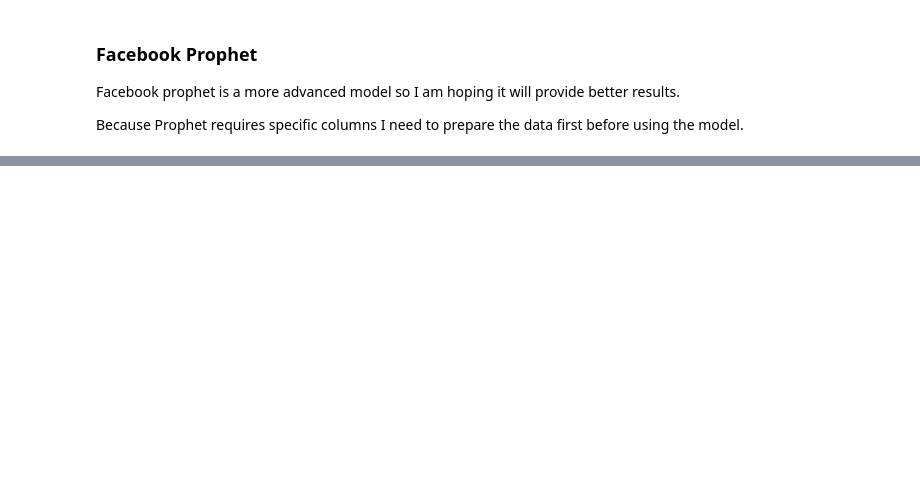
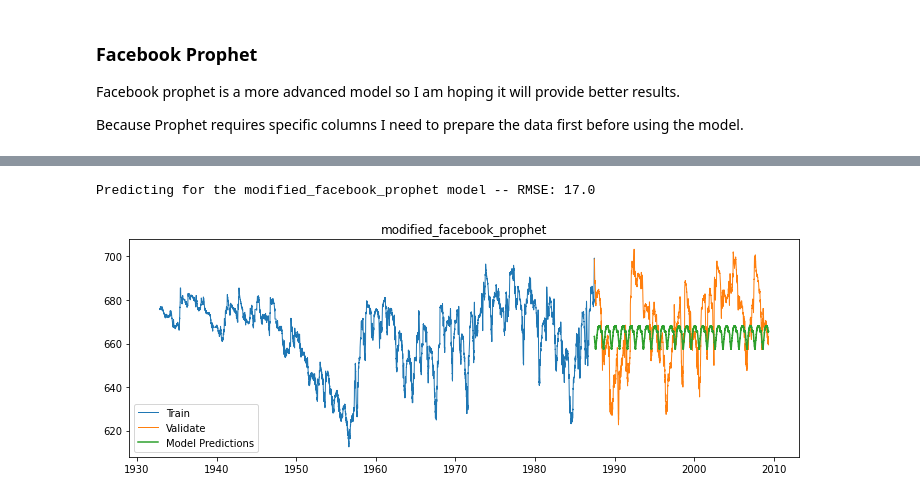
Before and after one commit to AndrewRachuig/edwards_aquifer_project, a Jupyter notebook: final_report_aquifer_project.ipynb, the cells around one changed output, grey strips where cells are left out. Cells and saved outputs as stored; diff of their text form; code cells hidden in the pictures; blank space fills up the shorter version.

```diff
--- a/final_report_aquifer_project.ipynb
+++ b/final_report_aquifer_project.ipynb
@@ -417,0 +428,3 @@ model.prophet_modeling(train, validate, train_for_prophet, eval_df)
+# %%
+eval_df = model.modified_prophet_model(train, validate, train_for_prophet, eval_df)
+# %% [output]
@@ -417,0 +433,2 @@ model.prophet_modeling(train, validate, train_for_prophet, eval_df)
+Predicting for the modified_facebook_prophet model -- RMSE: 17.0
+[figure, added]
```
Also changed, not shown: parts of 21 cells of this notebook, 1 other file.
